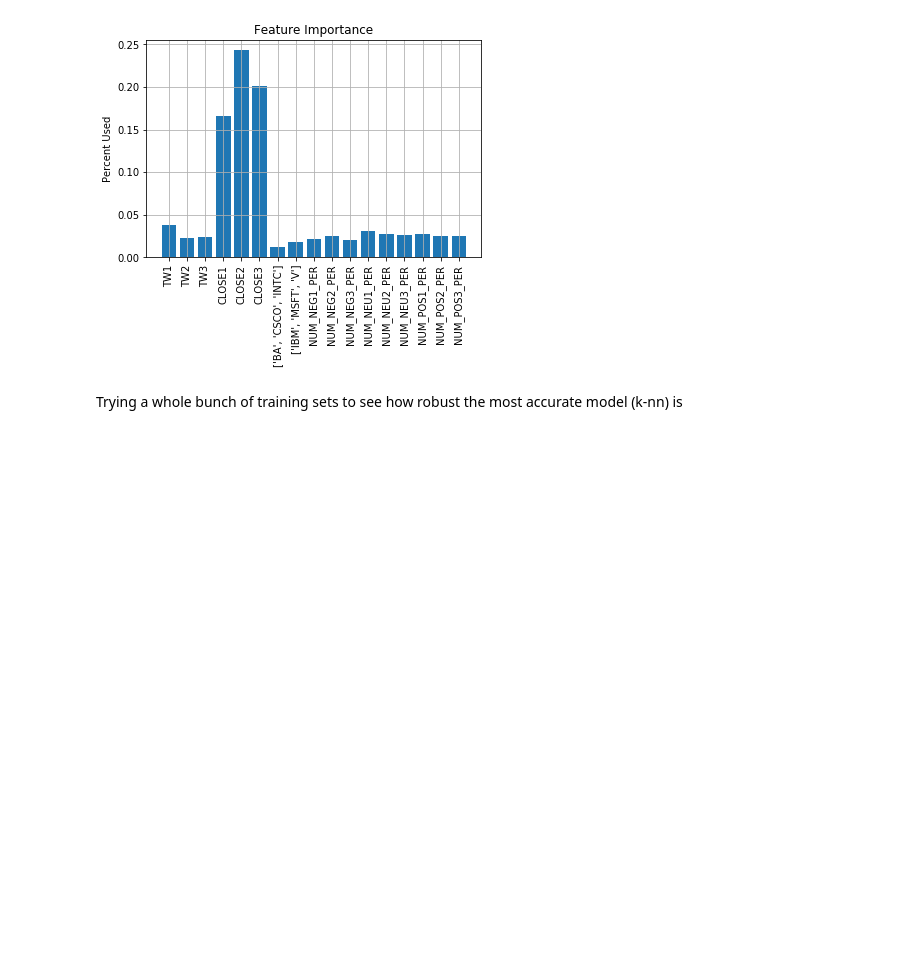
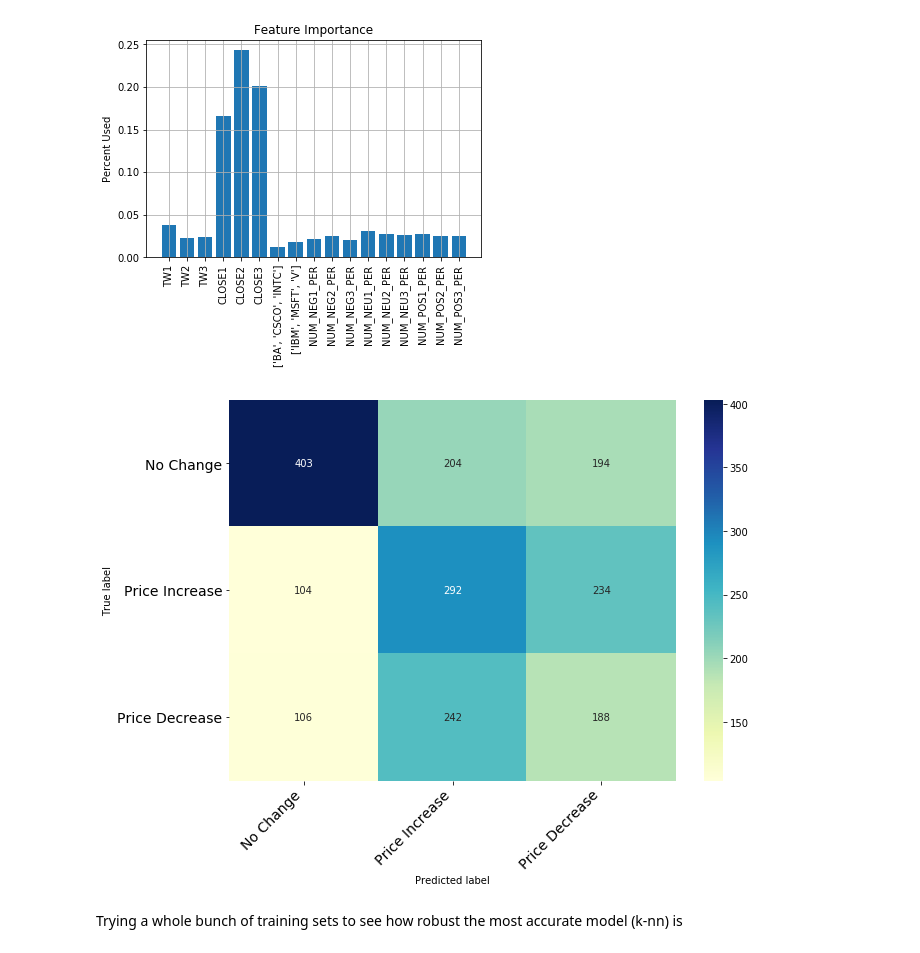
Before and after one commit to jacobbills/213R, a Jupyter notebook: Stocks Project.ipynb, the cells around one changed output. Drawn from its saved outputs; the diff is of its cells as text; code cells hidden in the pictures; blank space fills up the shorter version.

```diff
--- a/Stocks Project.ipynb
+++ b/Stocks Project.ipynb
@@ -987,6 +1012,14 @@ best_featpO2, best_featpltpO2 = features_full(data2_prev_per,rfcbpO2.feature_imp
 best_featp2, best_featpltp2 = features_full(data2_noprev_per,rfcbp2.feature_importances_, .01)
 # %% [output]
 [figure]
+# %%
+rfcbp2.fit(X_trainP2, y_trainP2)
+y_pred_train = rfcbp2.predict(X_trainP2)
+y_pred_test = rfcbp2.predict(X_testP2)
+rfcm = confusion_matrix(y_testP2, y_pred_test)
+rfgraph = print_confusion_matrix(rfcm,['No Change', 'Price Increase', 'Price Decrease'])
+# %% [output]
+[figure, added]
 # %% [markdown]
 Trying a whole bunch of training sets to see how robust the most accurate model (k-nn) is
 # %%
```
Also changed, not shown: parts of 12 cells of this notebook.
